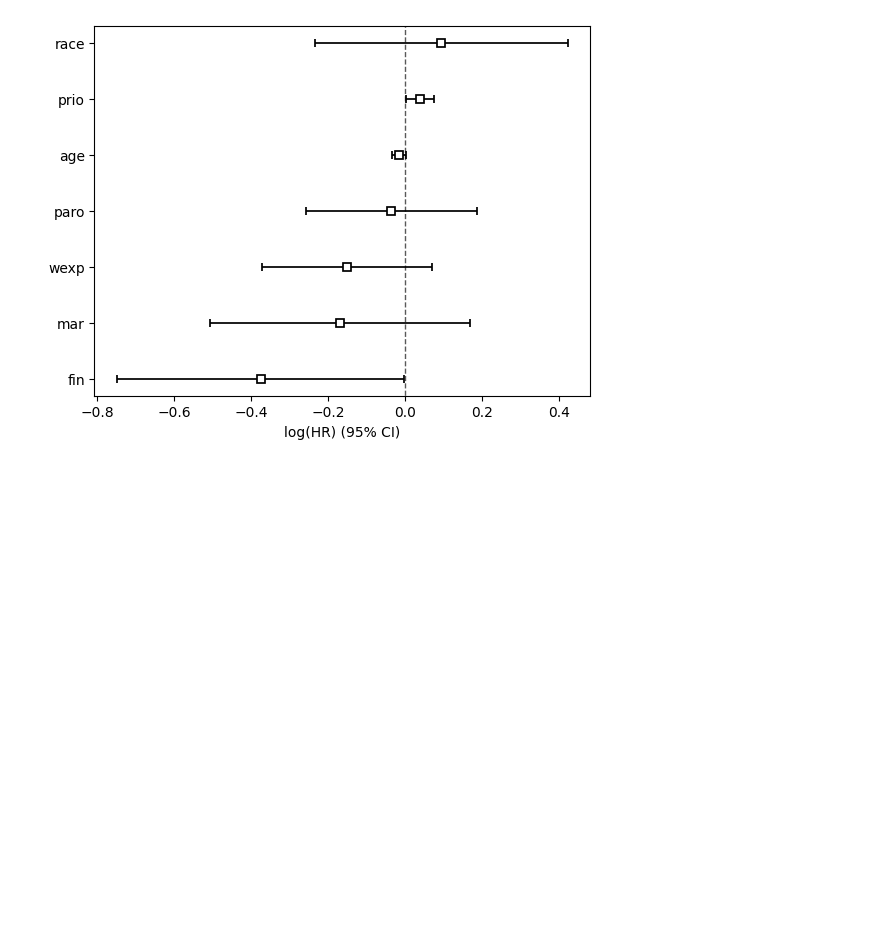
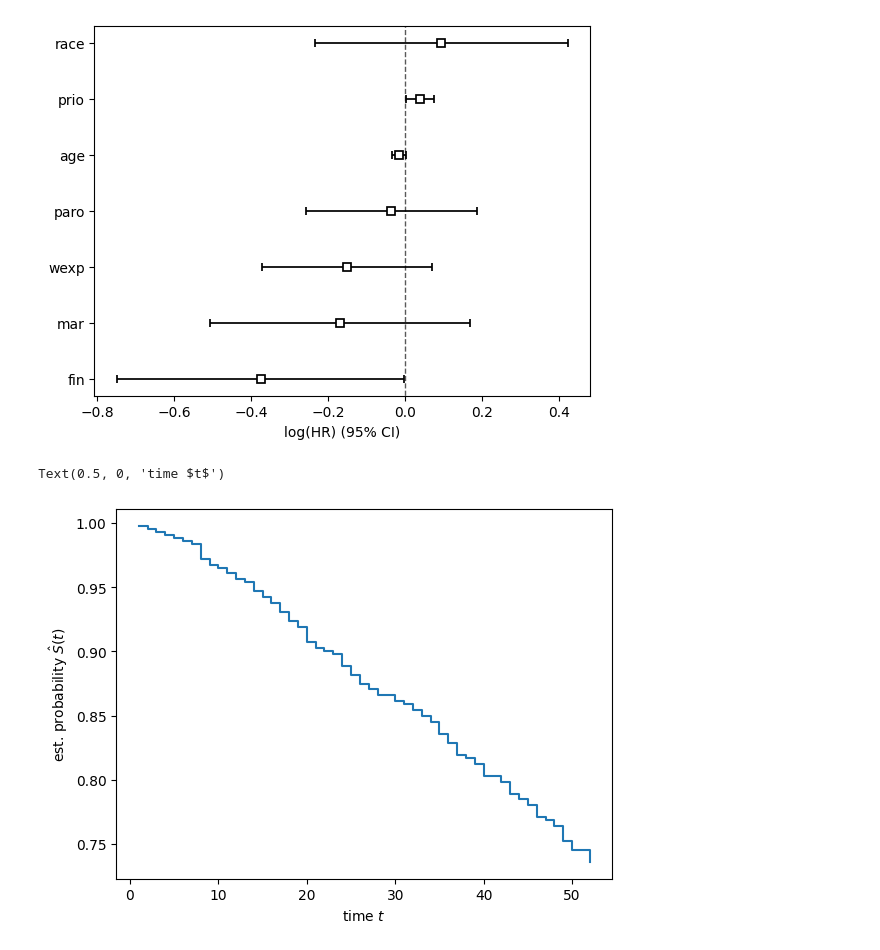
Before and after one commit to omariosc/survival-analysis, a Jupyter notebook: rossi.ipynb, the cells around one changed output. Drawn from its saved outputs; the diff is of its cells as text; code cells hidden in the pictures; blank space fills up the shorter version.

Commit message:
Generated Kaplan-Meier estimator curve

```diff
--- a/rossi.ipynb
+++ b/rossi.ipynb
@@ -131,6 +134,18 @@ cph_sparse.plot()
 # %% [output]
 <AxesSubplot:xlabel='log(HR) (95% CI)'>
 [figure]
+# %%
+from sksurv.nonparametric import kaplan_meier_estimator
+
+# Make arrest a boolean
+rossi['arrest'] = rossi['arrest'].astype(bool)
+time, survival_prob = kaplan_meier_estimator(rossi['arrest'], rossi['week'])
+plt.step(time, survival_prob, where="post")
+plt.ylabel("est. probability $\hat{S}(t)$")
+plt.xlabel("time $t$")
+# %% [output]
+Text(0.5, 0, 'time $t$')
+[figure, added]
 # %%
 import pkg_resources
 import types
```
Also changed, not shown: parts of 4 cells of this notebook.
